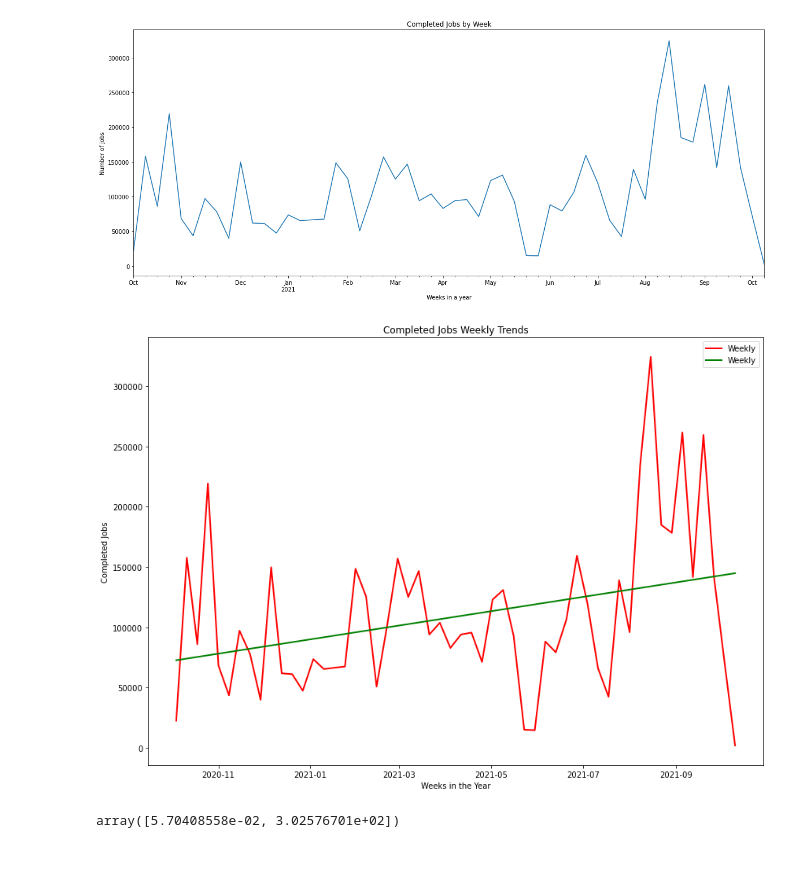
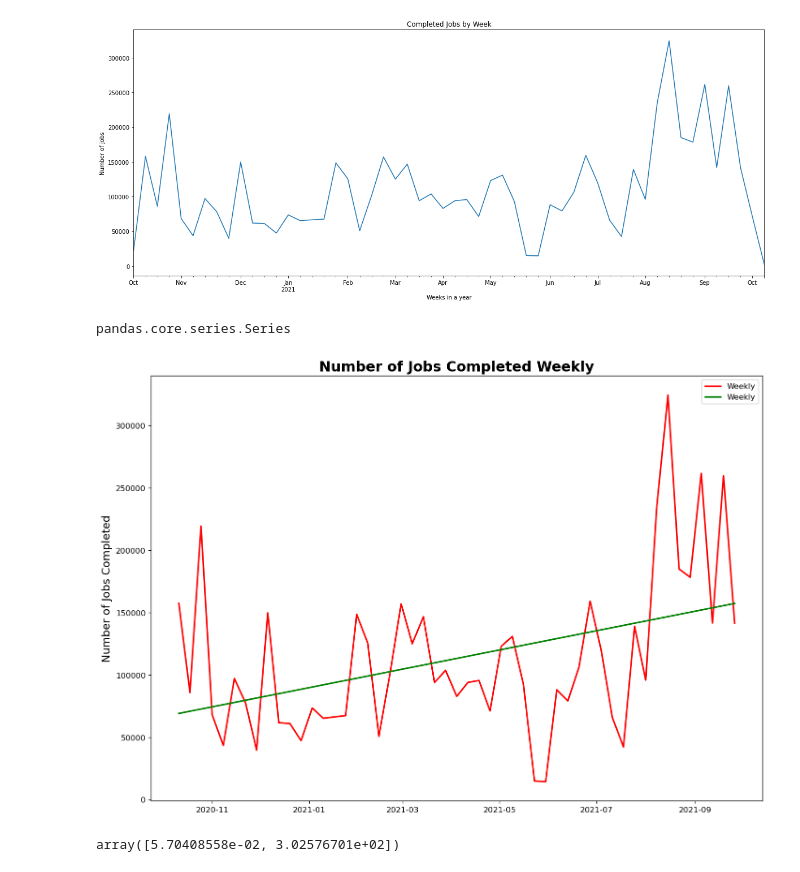
Before and after one commit to VahidehRasekhi/accre-sour_patch, a Jupyter notebook: Question1_revised.ipynb, the cells around one changed output. Saved outputs shown, nothing was run; the diff lists cells and outputs as text; code cells hidden in the pictures.

Commit message:
Update Charts

```diff
--- a/Question1_revised.ipynb
+++ b/Question1_revised.ipynb
@@ -195,24 +195,33 @@ plt.xlabel('Weeks in a year')
 plt.ylabel('Number of jobs');
 # %% [output]
 [figure]
+# %%
+type(completed_by_week)
+# %% [output]
+pandas.core.series.Series
+# %%
+completed_by_week_adj = completed_by_week.iloc[1:completed_by_week.shape[0]-2]
 # %%
-coefs, resid, _, _, _ = np.polyfit(range(completed_by_week.shape[0]),completed_by_week.values,1,full=True)
-line_series = pd.Series(data=[coefs[0]*x + coefs[1] for x in range(completed_by_week.shape[0])],
-                       index=completed_by_week.index)
+
+coefs, resid, _, _, _ = np.polyfit(range(completed_by_week_adj.shape[0]),completed_by_week_adj.values,1,full=True)
+line_series = pd.Series(data=[coefs[0]*x + coefs[1] for x in range(completed_by_week_adj.shape[0])],
+                       index=completed_by_week_adj.index)
 start_idx = 0
-end_idx = completed_by_week.shape[0]
+end_idx = completed_by_week_adj.shape[0]
 fig, ax = plt.subplots(figsize=(14,10))
-ax.plot(completed_by_week, linewidth=2, color='red', label='Weekly')
+ax.plot(completed_by_week_adj, linewidth=2, color='red', label='Weekly')
 ax.plot(line_series, linewidth=2, color='green', label='Weekly')
 
 ax.legend()
-ax.set_xlabel('Weeks in the Year')
-ax.set_ylabel('Completed Jobs')
-ax.set_title('Completed Jobs Weekly Trends')
+#ax.set_xlabel('Weeks in the Year', fontsize=14)
+ax.set_ylabel('Number of Jobs Completed', fontsize=14)
+ax.set_title('Number of Jobs Completed Weekly', fontsize=18, fontweight="bold")
 coefs
 plt.savefig('images/completed_jobs_weekly.png', dpi=150)
+plt.show()
+plt.close()
 # %% [output]
-[figure, old version]
+[figure, new version]
 # %%
 coefs
 # %% [output]
```
Also changed, not shown: parts of 16 cells of this notebook.
